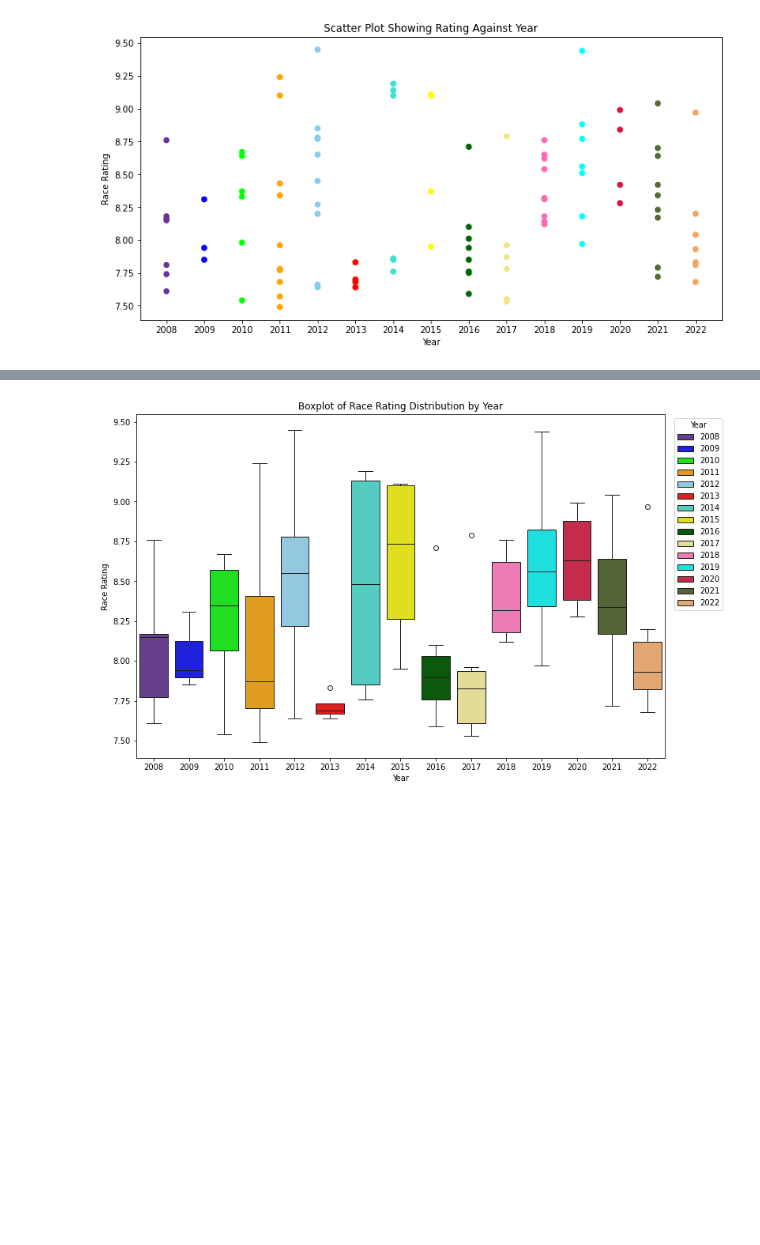
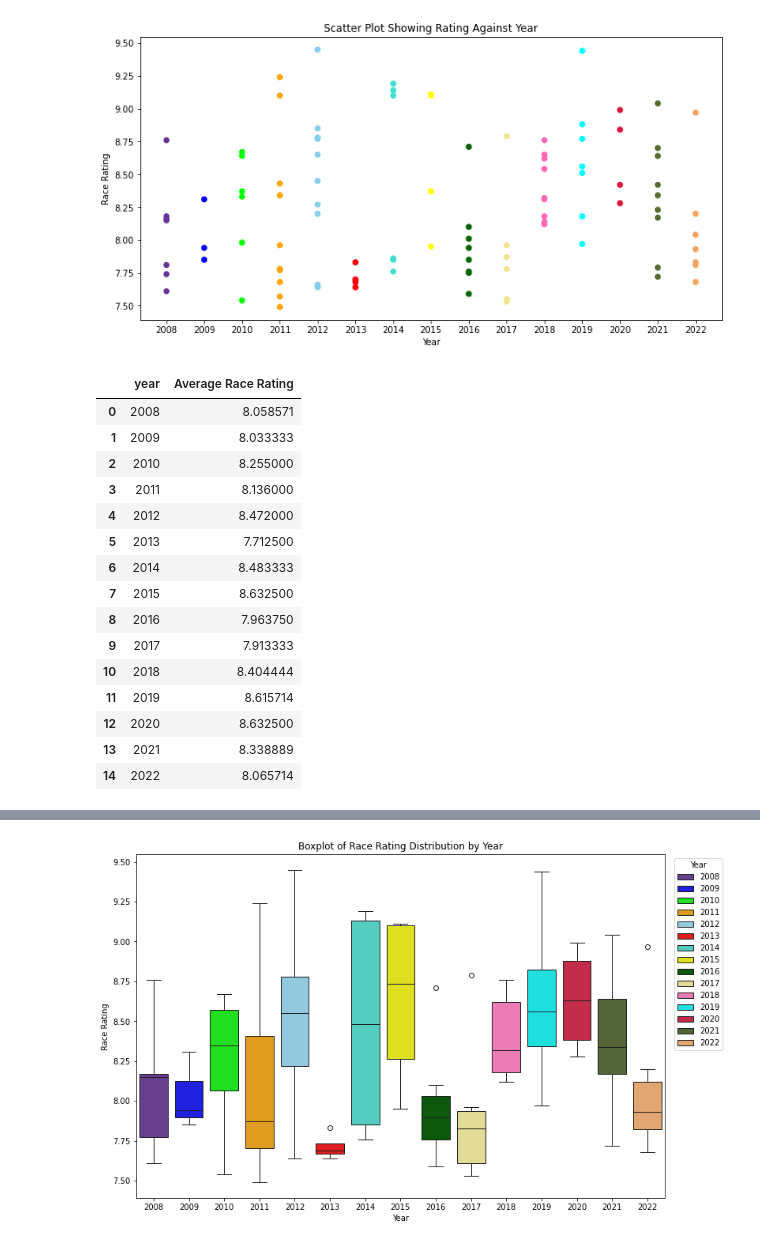
Before and after one commit to jasonhsu8/Formula-1-Project, a Jupyter notebook: JJ Notebooks/start.ipynb, the cells around one changed output, grey strips where cells are left out. Drawn from its saved outputs; the diff is of its cells as text; code cells hidden in the pictures; blank space fills up the shorter version.

```diff
--- a/JJ Notebooks/start.ipynb
+++ b/JJ Notebooks/start.ipynb
@@ -95,3 +95,29 @@ plt.xticks(top_100['year'].unique())
 plt.show()
 # %% [output]
 [figure]
+# %%
+# Mean of Race Rating Per Year
+
+top_100_mean = top_100.groupby(by="year", as_index=False).aggregate(
+        {
+            "rating": 'mean'
+        }
+    ).rename(({"rating": "Average Race Rating"}), axis = 1)
+top_100_mean
+# %% [output]
+|  | year | Average Race Rating |
+| 0 | 2008 | 8.058571 |
+| 1 | 2009 | 8.033333 |
+| 2 | 2010 | 8.255000 |
+| 3 | 2011 | 8.136000 |
+| 4 | 2012 | 8.472000 |
+| 5 | 2013 | 7.712500 |
+| 6 | 2014 | 8.483333 |
+| 7 | 2015 | 8.632500 |
+| 8 | 2016 | 7.963750 |
+| 9 | 2017 | 7.913333 |
+| 10 | 2018 | 8.404444 |
+| 11 | 2019 | 8.615714 |
+| 12 | 2020 | 8.632500 |
+| 13 | 2021 | 8.338889 |
+| 14 | 2022 | 8.065714 |
```
Also changed, not shown: parts of 2 cells of this notebook.
